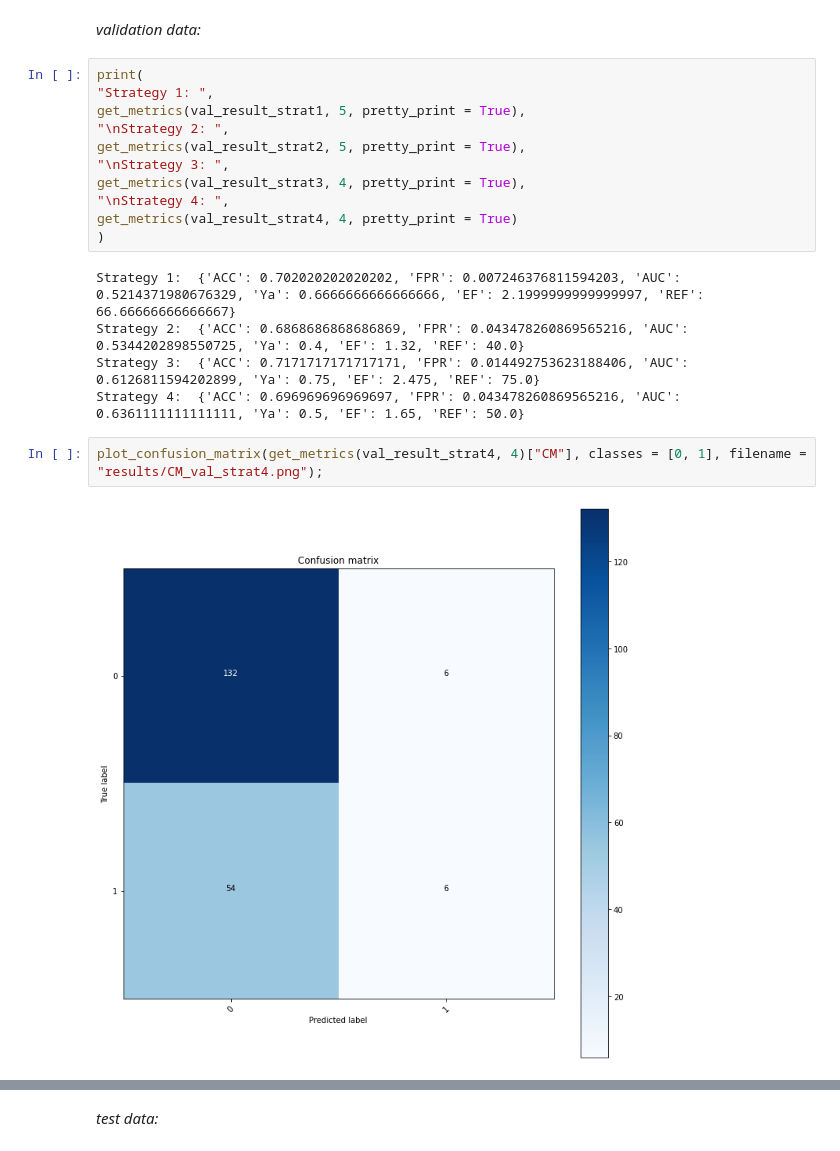
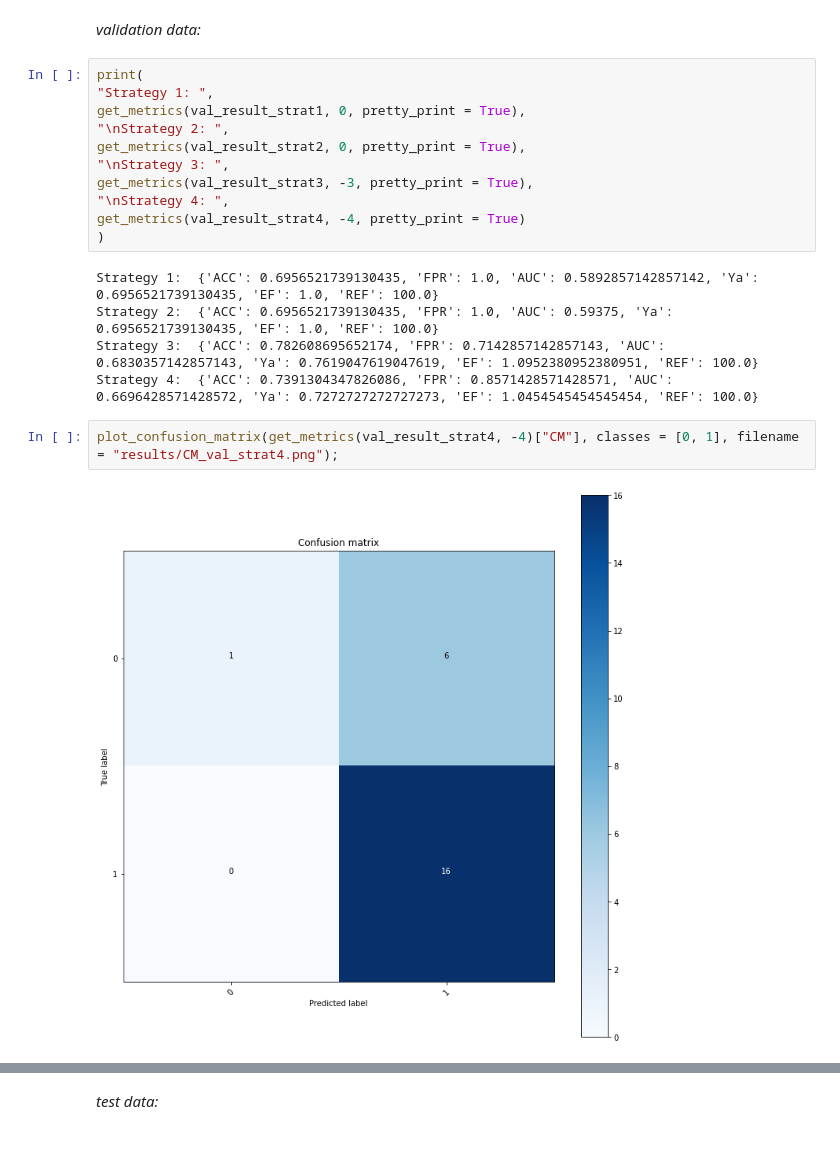
Before and after one commit to michabirklbauer/protein_docking, a Jupyter notebook: examples/vitamine_e/workflow7/scoring.ipynb, the cells around one changed output, grey strips where cells are left out. Saved outputs shown, nothing was run; the diff lists cells and outputs as text.

```diff
--- a/examples/vitamine_e/workflow7/scoring.ipynb
+++ b/examples/vitamine_e/workflow7/scoring.ipynb
@@ -258,21 +274,21 @@ plot_ROC_curve(roc["fpr"], roc["tpr"], filename = "results/ROC_train_strat4.png"
 # %%
 print(
 "Strategy 1: ",
-get_metrics(val_result_strat1, 5, pretty_print = True),
+get_metrics(val_result_strat1, 0, pretty_print = True),
 "\nStrategy 2: ",
-get_metrics(val_result_strat2, 5, pretty_print = True),
+get_metrics(val_result_strat2, 0, pretty_print = True),
 "\nStrategy 3: ",
-get_metrics(val_result_strat3, 4, pretty_print = True),
+get_metrics(val_result_strat3, -3, pretty_print = True),
 "\nStrategy 4: ",
-get_metrics(val_result_strat4, 4, pretty_print = True)
+get_metrics(val_result_strat4, -4, pretty_print = True)
 )
 # %% [output]
-Strategy 1:  {'ACC': 0.702020202020202, 'FPR': 0.007246376811594203, 'AUC': 0.5214371980676329, 'Ya': 0.6666666666666666, 'EF': 2.1999999999999997, 'REF': 66.66666666666667}
-Strategy 2:  {'ACC': 0.6868686868686869, 'FPR': 0.043478260869565216, 'AUC': 0.5344202898550725, 'Ya': 0.4, 'EF': 1.32, 'REF': 40.0}
-Strategy 3:  {'ACC': 0.7171717171717171, 'FPR': 0.014492753623188406, 'AUC': 0.6126811594202899, 'Ya': 0.75, 'EF': 2.475, 'REF': 75.0}
-Strategy 4:  {'ACC': 0.696969696969697, 'FPR': 0.043478260869565216, 'AUC': 0.6361111111111111, 'Ya': 0.5, 'EF': 1.65, 'REF': 50.0}
+Strategy 1:  {'ACC': 0.6956521739130435, 'FPR': 1.0, 'AUC': 0.5892857142857142, 'Ya': 0.6956521739130435, 'EF': 1.0, 'REF': 100.0}
+Strategy 2:  {'ACC': 0.6956521739130435, 'FPR': 1.0, 'AUC': 0.59375, 'Ya': 0.6956521739130435, 'EF': 1.0, 'REF': 100.0}
+Strategy 3:  {'ACC': 0.782608695652174, 'FPR': 0.7142857142857143, 'AUC': 0.6830357142857143, 'Ya': 0.7619047619047619, 'EF': 1.0952380952380951, 'REF': 100.0}
+Strategy 4:  {'ACC': 0.7391304347826086, 'FPR': 0.8571428571428571, 'AUC': 0.6696428571428572, 'Ya': 0.7272727272727273, 'EF': 1.0454545454545454, 'REF': 100.0}
 # %%
-plot_confusion_matrix(get_metrics(val_result_strat4, 4)["CM"], classes = [0, 1], filename = "results/CM_val_strat4.png");
+plot_confusion_matrix(get_metrics(val_result_strat4, -4)["CM"], classes = [0, 1], filename = "results/CM_val_strat4.png");
 # %% [output]
-[figure, old version]
+[figure, new version]
 # %%
```
Also changed, not shown: parts of 19 cells of this notebook, 10 other files.
